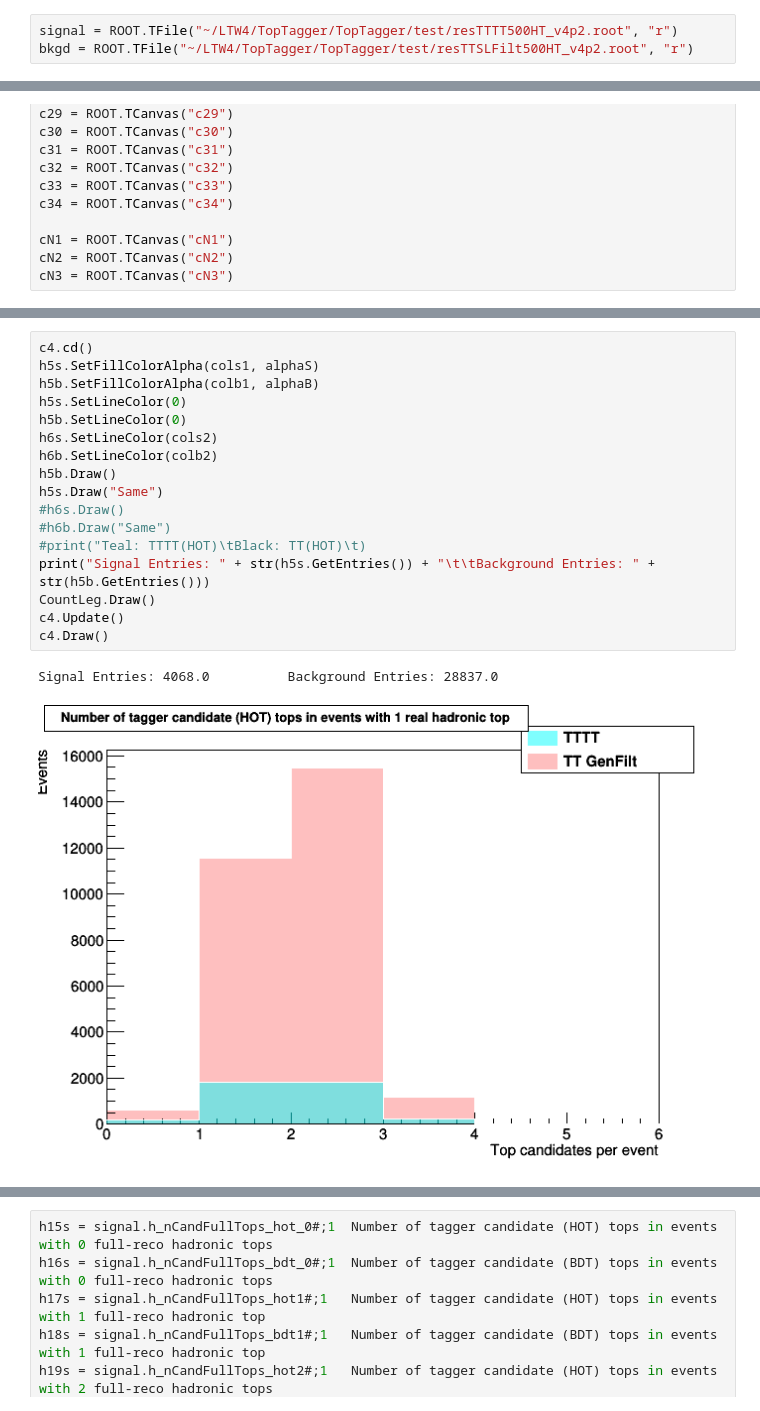
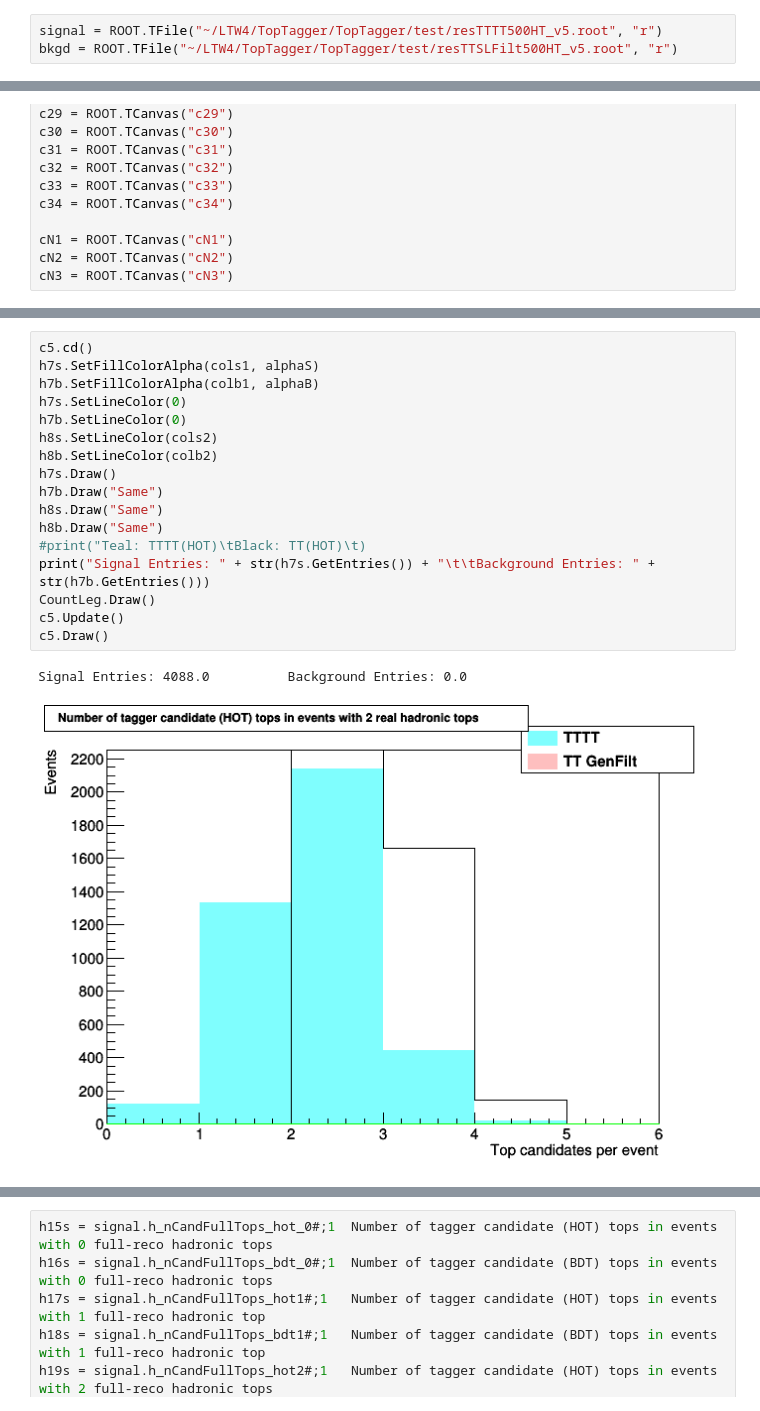
Before and after one commit to NJManganelli/TaggerTest, a Jupyter notebook: ntupler/plugins/.PlotsV5.ipynb, the cells around one changed output, grey strips where cells are left out. Cells and saved outputs as stored; diff of their text form.

```diff
--- a/ntupler/plugins/.PlotsV5.ipynb
+++ b/ntupler/plugins/.PlotsV5.ipynb
@@ -55,8 +55,8 @@ DiscLeg.AddEntry(h0b2,leg4,"lep")
 # %% [output]
 <ROOT.TLegendEntry object ("TLegendEntry") at 0x...>
 # %%
-signal = ROOT.TFile("~/LTW4/TopTagger/TopTagger/test/resTTTT500HT_v4p2.root", "r")
-bkgd = ROOT.TFile("~/LTW4/TopTagger/TopTagger/test/resTTSLFilt500HT_v4p2.root", "r")
+signal = ROOT.TFile("~/LTW4/TopTagger/TopTagger/test/resTTTT500HT_v5.root", "r")
+bkgd = ROOT.TFile("~/LTW4/TopTagger/TopTagger/test/resTTSLFilt500HT_v5.root", "r")
 # %%
 signal.ls()
 #print(signal.h_nTrueRecoTops.GetEntries())
@@ -232,21 +260,21 @@ Signal Entries: 50718.0         Background Entries: 31028.0
 # %%
-c4.cd()
-h5s.SetFillColorAlpha(cols1, alphaS)
-h5b.SetFillColorAlpha(colb1, alphaB)
-h5s.SetLineColor(0)
-h5b.SetLineColor(0)
-h6s.SetLineColor(cols2)
-h6b.SetLineColor(colb2)
-h5b.Draw()
-h5s.Draw("Same")
-#h6s.Draw()
-#h6b.Draw("Same")
+c5.cd()
+h7s.SetFillColorAlpha(cols1, alphaS)
+h7b.SetFillColorAlpha(colb1, alphaB)
+h7s.SetLineColor(0)
+h7b.SetLineColor(0)
+h8s.SetLineColor(cols2)
+h8b.SetLineColor(colb2)
+h7s.Draw()
+h7b.Draw("Same")
+h8s.Draw("Same")
+h8b.Draw("Same")
 #print("Teal: TTTT(HOT)\tBlack: TT(HOT)\t)
-print("Signal Entries: " + str(h5s.GetEntries()) + "\t\tBackground Entries: " + str(h5b.GetEntries()))
+print("Signal Entries: " + str(h7s.GetEntries()) + "\t\tBackground Entries: " + str(h7b.GetEntries()))
 CountLeg.Draw()
-c4.Update()
-c4.Draw()
+c5.Update()
+c5.Draw()
 # %% [output]
-Signal Entries: 4068.0          Background Entries: 28837.0
+Signal Entries: 4088.0          Background Entries: 0.0
-[figure, old version]
+[figure, new version]
 # %%
```
Also changed, not shown: parts of 45 cells of this notebook, 2 other files.
